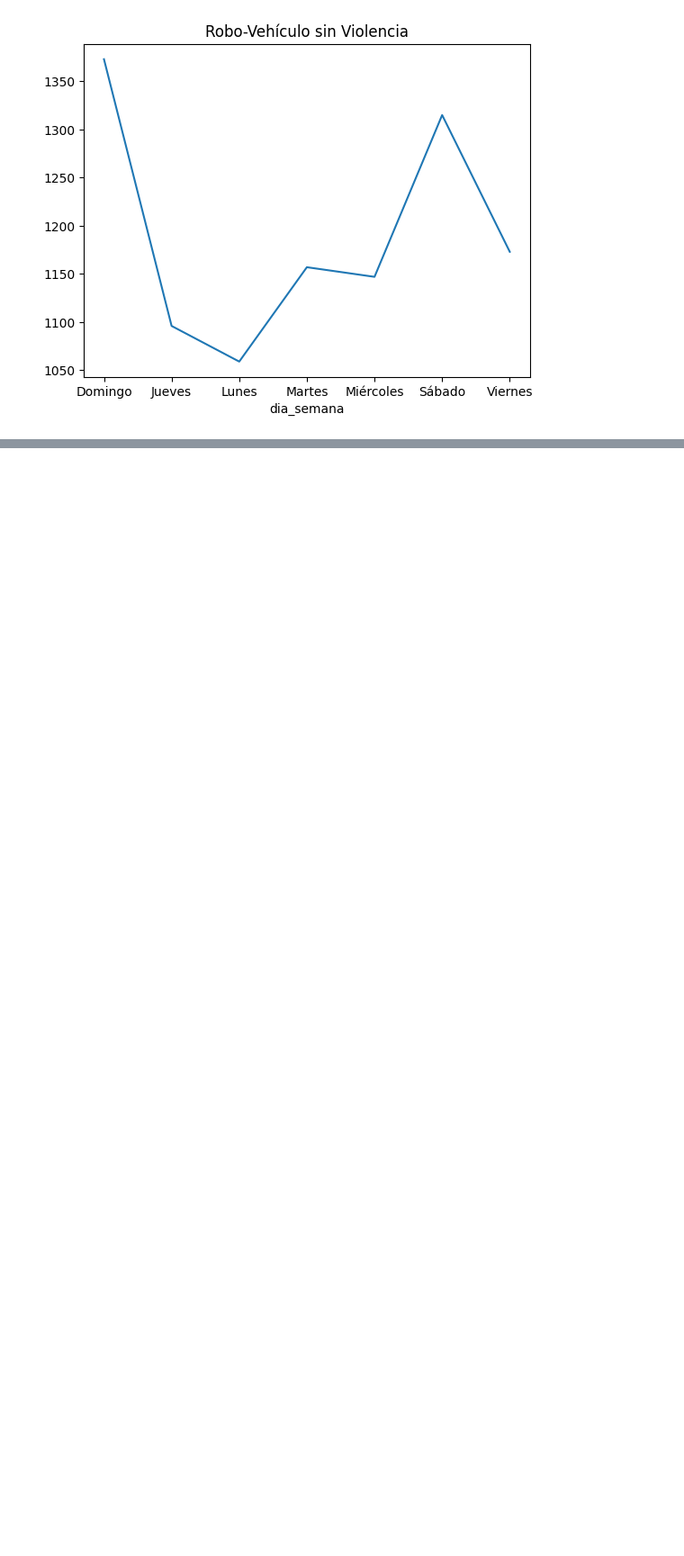
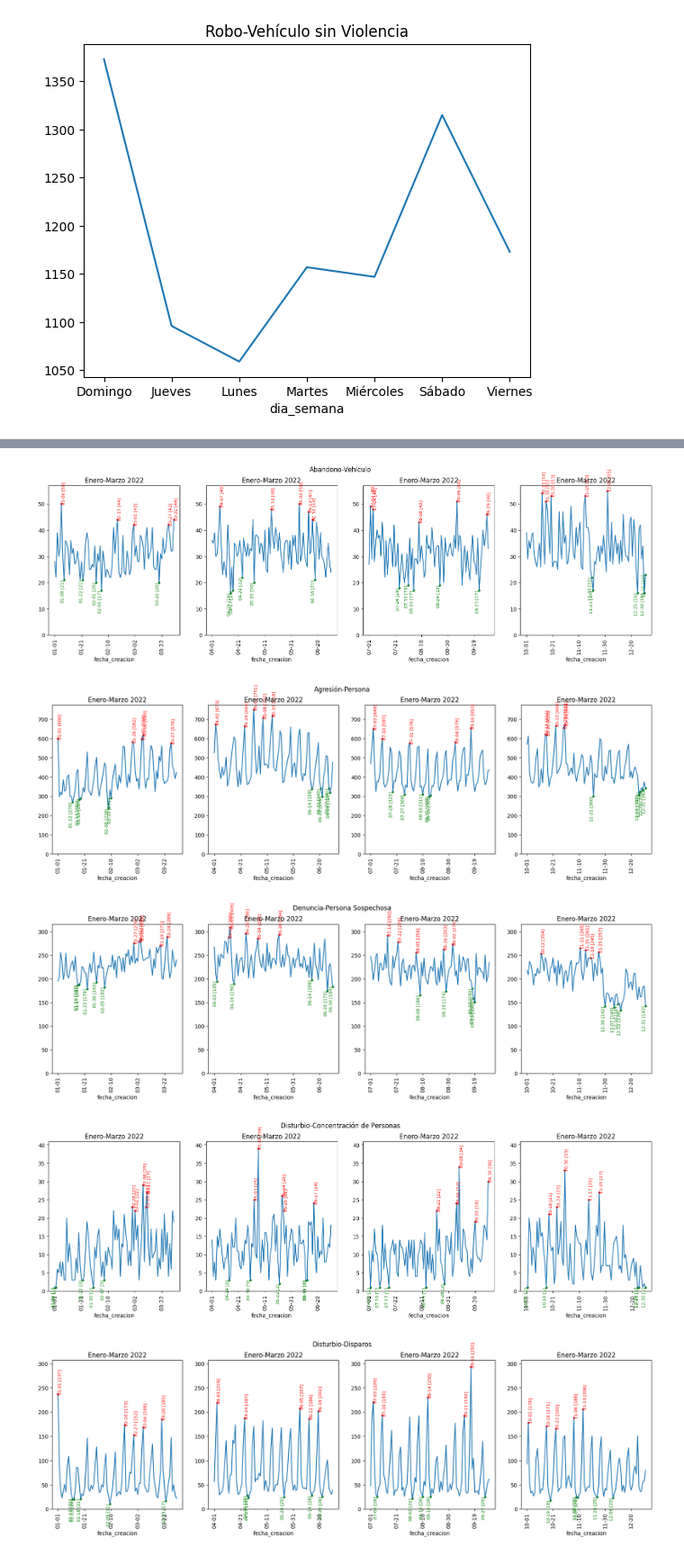
Before and after one commit to M1ndBlast/c5, a Jupyter notebook: tendencias.ipynb, the cells around one changed output, grey strips where cells are left out. Shown at 90% size. Cells and saved outputs as stored; diff of their text form; code cells hidden in the pictures; blank space fills up the shorter version.

```diff
--- a/tendencias.ipynb
+++ b/tendencias.ipynb
@@ -229,0 +135,37 @@ with PdfPages(f'{dir}/{dir}.pdf') as pdf:
+# %%
+import os
+import matplotlib.pyplot as plt
+
+#create dir named tendencia_trimestral if not exists
+dir = 'tendencia_trimestral'
+if not os.path.exists(dir):
+    os.makedirs(dir)
+
+with PdfPages(f'{dir}/{dir}.pdf') as pdf:
+    for delito, delito_df in df_delitos:
+        # A Plot for each 4 months, 3 plots in same row
+        fig, axes = plt.subplots(nrows=1, ncols=4, figsize=(20, 5))
+
+        delito_df_pt = [delito_df[delito_df['fecha_creacion'] < '04-01'].groupby('fecha_creacion').count()['incidente_c4'], delito_df[(delito_df['fecha_creacion'] >= '04-01') & (delito_df['fecha_creacion'] < '07-01')].groupby('fecha_creacion').count()['incidente_c4'],  delito_df[(delito_df['fecha_creacion'] >= '07-01') & (delito_df['fecha_creacion'] < '10-01')].groupby('fecha_creacion').count()['incidente_c4'], delito_df[(delito_df['fecha_creacion'] >= '10-01')].groupby('fecha_creacion').count()['incidente_c4']]
+
+        plottrimestral(delito_df_pt[0], axes[0])
+        plottrimestral(delito_df_pt[1], axes[1])
+        plottrimestral(delito_df_pt[2], axes[2])
+        plottrimestral(delito_df_pt[3], axes[3])
+
+        #Get Max scale of all axes using get_ylim()
+        y_max = max([ax.get_ylim()[1] for ax in axes])
+        #Set all axes to the same scale
+        for ax in axes:
+            ax.set_ylim(0, y_max)
+
+        plt.suptitle(delito)
+        pdf.savefig()
+        plt.savefig(f"{dir}/{delito}.png")
+        plt.show()
+# %% [output]
+[figure, added]
+[figure, added]
+[figure, added]
+[figure, added]
+[figure, added]
```
Also changed, not shown: parts of 2 cells of this notebook, 1 other file.
